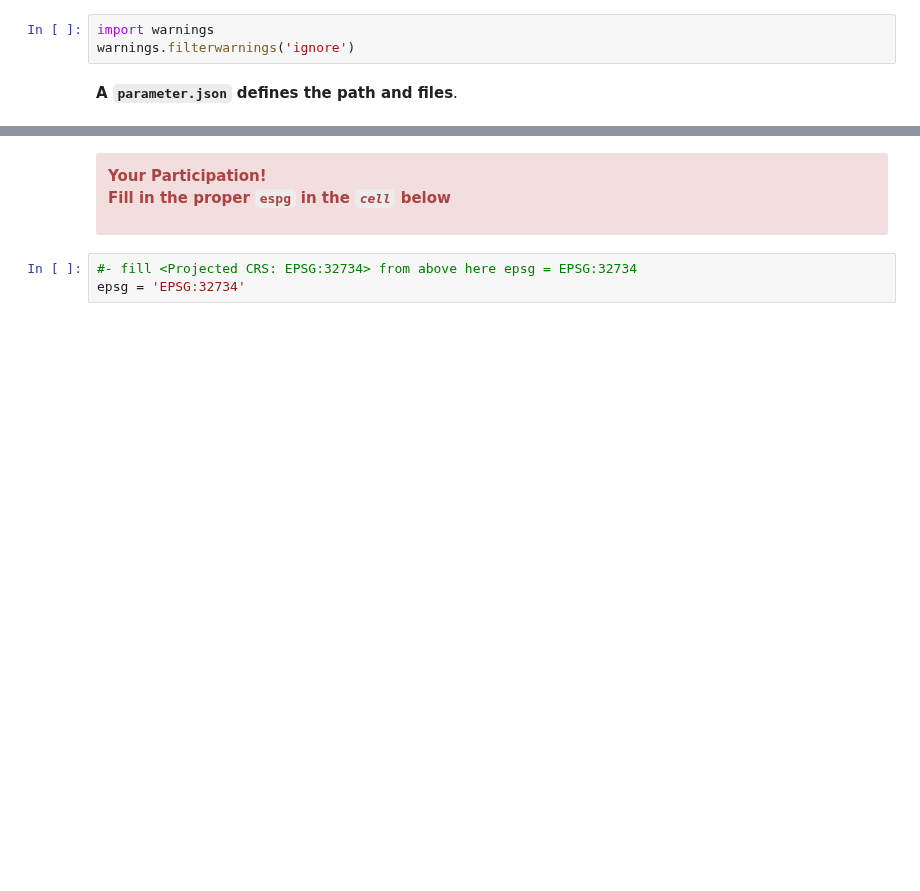
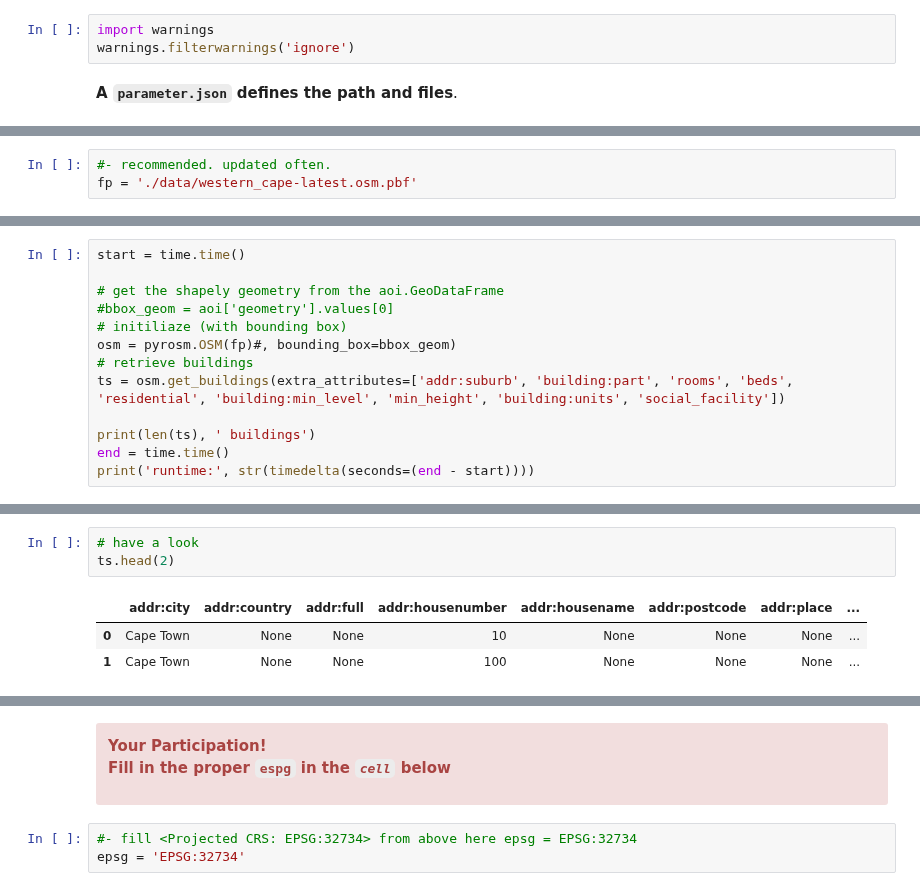
Before and after one commit to AdrianKriger/geo3D, a Jupyter notebook: village/osm_LoD1_3DCityModel-walkthrough.ipynb, the cells around one changed output, grey strips where cells are left out. Saved outputs shown, nothing was run; the diff lists cells and outputs as text; blank space fills up the shorter version.

```diff
--- a/village/osm_LoD1_3DCityModel-walkthrough.ipynb
+++ b/village/osm_LoD1_3DCityModel-walkthrough.ipynb
@@ -136,0 +81,3 @@ Datum: World Geodetic System 1984 ensemble
+# %%
+#- recommended. updated often.
+fp = './data/western_cape-latest.osm.pbf'
@@ -136,0 +86,13 @@ Datum: World Geodetic System 1984 ensemble
+# %%
+start = time.time()
+
+# get the shapely geometry from the aoi.GeoDataFrame
+#bbox_geom = aoi['geometry'].values[0]
+# initiliaze (with bounding box)
+osm = pyrosm.OSM(fp)#, bounding_box=bbox_geom)
+# retrieve buildings
+ts = osm.get_buildings(extra_attributes=['addr:suburb', 'building:part', 'rooms', 'beds', 'residential', 'building:min_level', 'min_height', 'building:units', 'social_facility'])
+
+print(len(ts), ' buildings')
+end = time.time()
+print('runtime:', str(timedelta(seconds=(end - start))))
@@ -136,0 +163,7 @@ Datum: World Geodetic System 1984 ensemble
+# %%
+# have a look
+ts.head(2)
+# %% [output]
+|  | addr:city | addr:country | addr:full | addr:housenumber | addr:housename | addr:postcode | addr:place | ... |
+| 0 | Cape Town | None | None | 10 | None | None | None | ... |
+| 1 | Cape Town | None | None | 100 | None | None | None | ... |
```
Also changed, not shown: parts of 48 cells of this notebook.
